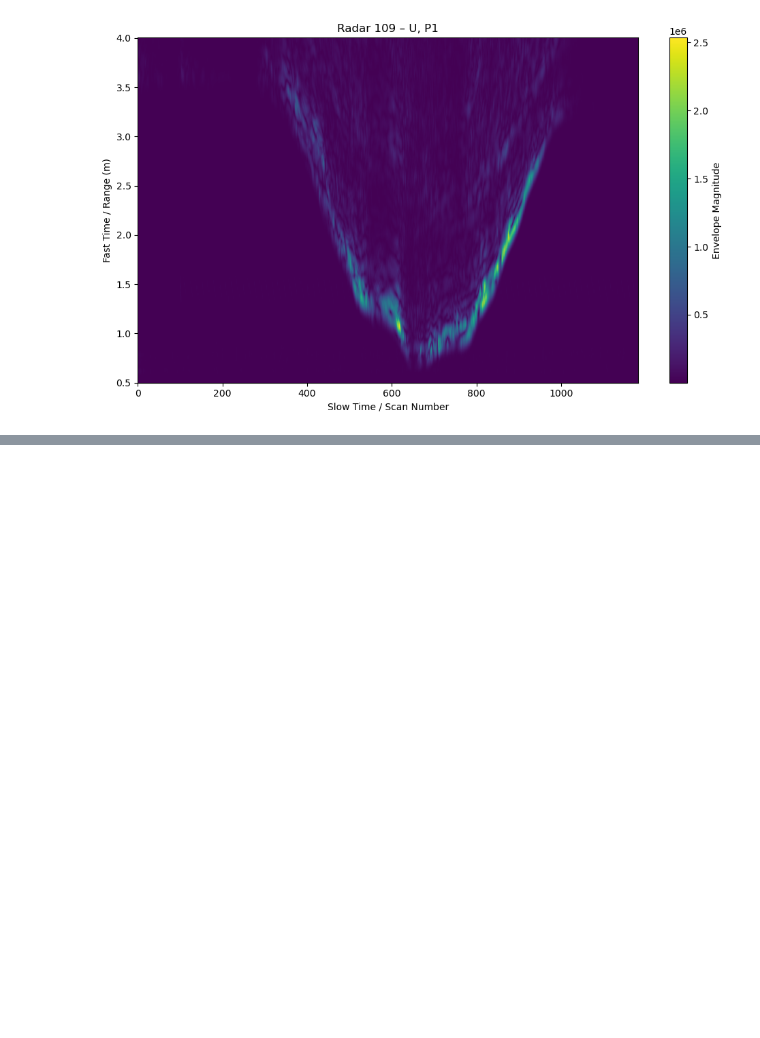
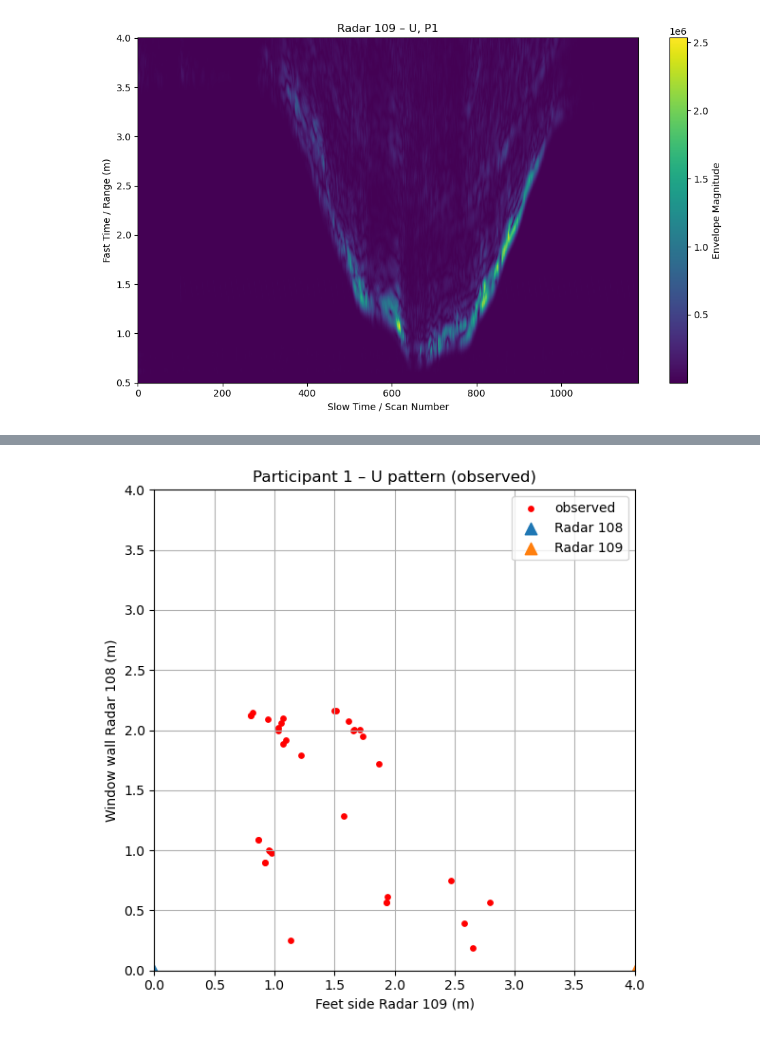
Before and after one commit to ConanMinihan/RadarLocalizationPipeline, a Jupyter notebook: RadarTriangulation.ipynb, the cells around one changed output, grey strips where cells are left out. Saved outputs shown, nothing was run; the diff lists cells and outputs as text; code cells hidden in the pictures; blank space fills up the shorter version.

```diff
--- a/RadarTriangulation.ipynb
+++ b/RadarTriangulation.ipynb
@@ -240,0 +573,9 @@ NameError: name 'env108' is not defined
+# %%
+print("env108 shape:", env108.shape)
+print("env109 shape:", env109.shape)
+print("num windows:", len(windows108))
+
+for i, (ts, te) in enumerate(windows108[:5]):
+    rA = get_radii_for_window(env108, bins108, t108, ts, te, thresh=1e4)
+    rB = get_radii_for_window(env109, bins109, t109, ts, te, thresh=1e4)
+    print(f"window {i}: len(rA)={len(rA)}, len(rB)={len(rB)}")
@@ -240,0 +850,19 @@ NameError: name 'env108' is not defined
+# %%
+# 1) load data for Participant 1, pattern "U", radars 108 & 109
+env108, bins108, t108 = load_radar_data("Localization/Participant1", "108", "U")
+env109, bins109, t109 = load_radar_data("Localization/Participant1", "109", "U")
+
+# 2) shared windows
+windows108 = generate_time_windows([t108, t109])
+
+# 3) plot full observed track (like Figure "Pattern U tracking", without Kalman)
+plot_track_from_existing_pipeline(
+    env108, bins108, t108,
+    env109, bins109, t109,
+    windows108,
+    radarA="108", radarB="109",
+    thresh=5e4,   # assignment’s typical threshold
+    title="Participant 1 – U pattern (observed)"
+)
+# %% [output]
+[figure, added]
```
Also changed, not shown: parts of 30 cells of this notebook, 10 other files.
